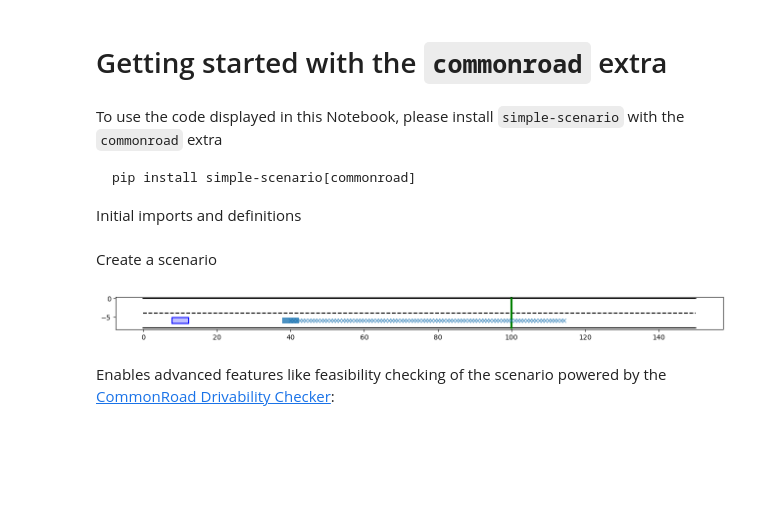
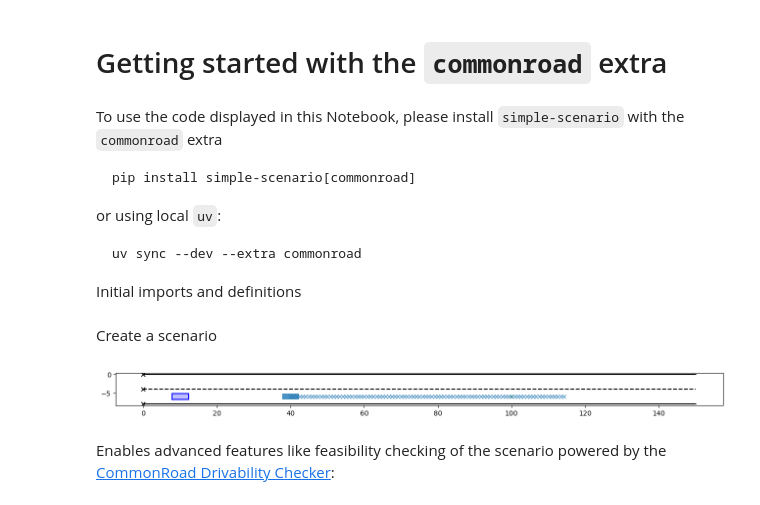
Before and after one commit to ika-rwth-aachen/simple-scenario, a Jupyter notebook: tutorials/B_01_commonroad_extra.ipynb, the cells around one changed output. Saved outputs shown, nothing was run; the diff lists cells and outputs as text; code cells hidden in the pictures; blank space fills up the shorter version.

````diff
--- a/tutorials/B_01_commonroad_extra.ipynb
+++ b/tutorials/B_01_commonroad_extra.ipynb
@@ -6,6 +6,11 @@ To use the code displayed in this Notebook, please install `simple-scenario` wit
 ```bash
 pip install simple-scenario[commonroad]
 ```
+or using local `uv`:
+
+```bash
+uv sync --dev --extra commonroad
+```
 
 Initial imports and definitions
 # %%
@@ -20,45 +25,44 @@ Create a scenario
 # %%
 from simple_scenario import Scenario
 
-scenario = Scenario.from_x({
-  "scenario_id": "slow_lead_object",
-  "road": {
-    "n_lanes": 2,
-    "lane_width": 4,
-    "segments": [
-      {
-        "length": 150
-      }
-    ],
-    "speed_limit": 120,
-    "goal_position": 100,
-  },
-  "ego_configuration": {
-    "start_lanelet_id": 1000,
-    "start_s": 10,
-    "start_t": 0,
-    "v0": 22.23,
-  },
-  "vehicles": [
+scenario = Scenario.from_x(
     {
-      "vehicle_id": 0,
-      "start_lanelet_id": 1000,
-      "start_s": 40,
-      "start_t": 0,
-      "v0": 8.34,
+        "scenario_id": "slow_lead_object",
+        "road": {
+            "n_lanes": 2,
+            "lane_width": 4,
+            "segments": [{"length": 150}],
+            "speed_limit": 120,
+        },
+        "ego_configuration": {
+            "start_lanelet_id": 1000,
+            "start_s": 10,
+            "start_t": 0,
+            "v0": 22.23,
+            "target_s": 100,
+            "target_t": 0,
+        },
+        "vehicles": [
+            {
+                "vehicle_id": 0,
+                "start_lanelet_id": 1000,
+                "start_s": 40,
+                "start_t": 0,
+                "v0": 8.34,
+            }
+        ],
+        "duration": 9,
+        "dt": 0.1,
     }
-  ],
-  "duration": 9,
-  "dt": 0.1,
-})
+)
 
 # Plot the scenario
 f, ax = plt.subplots(figsize=(16, 9))
 scenario.render(ax)
 ax.set_aspect("equal")
 plt.show()
 # %% [output]
-[figure, old version]
+[figure, new version]
 # %% [markdown]
 Enables advanced features like feasibility checking of the scenario powered by the [CommonRoad Drivability Checker](https://commonroad.in.tum.de/tools/drivability-checker):
 # %%
````
Also changed, not shown: 3 other files.
